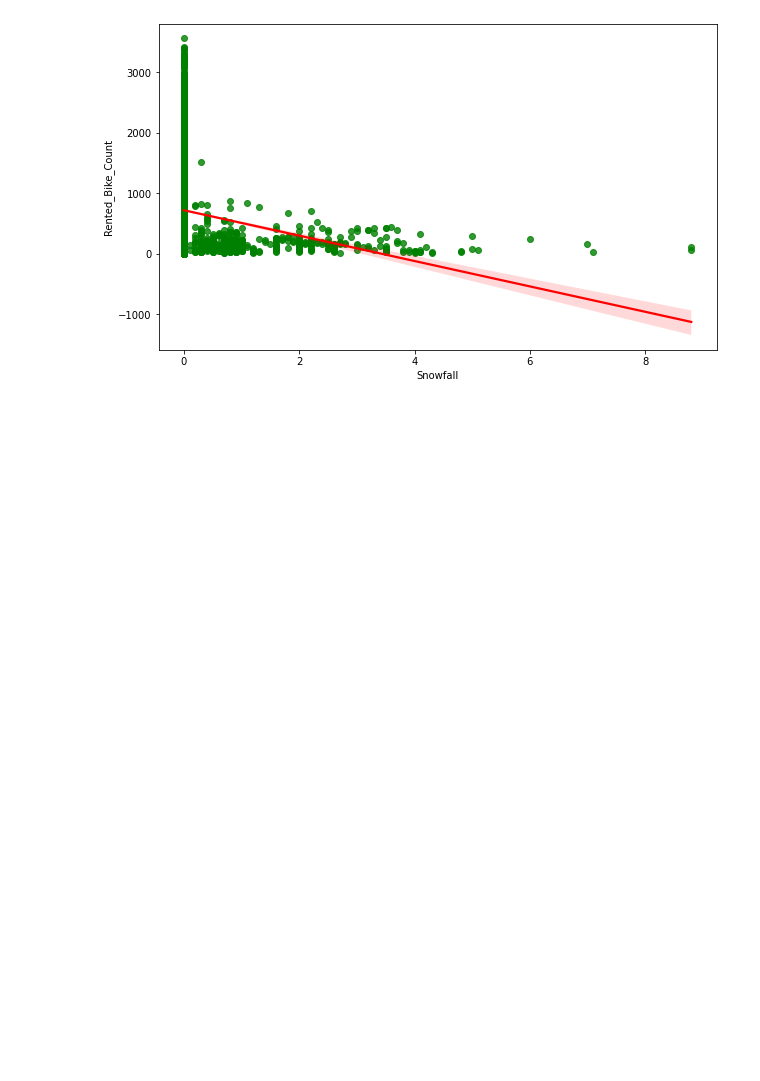
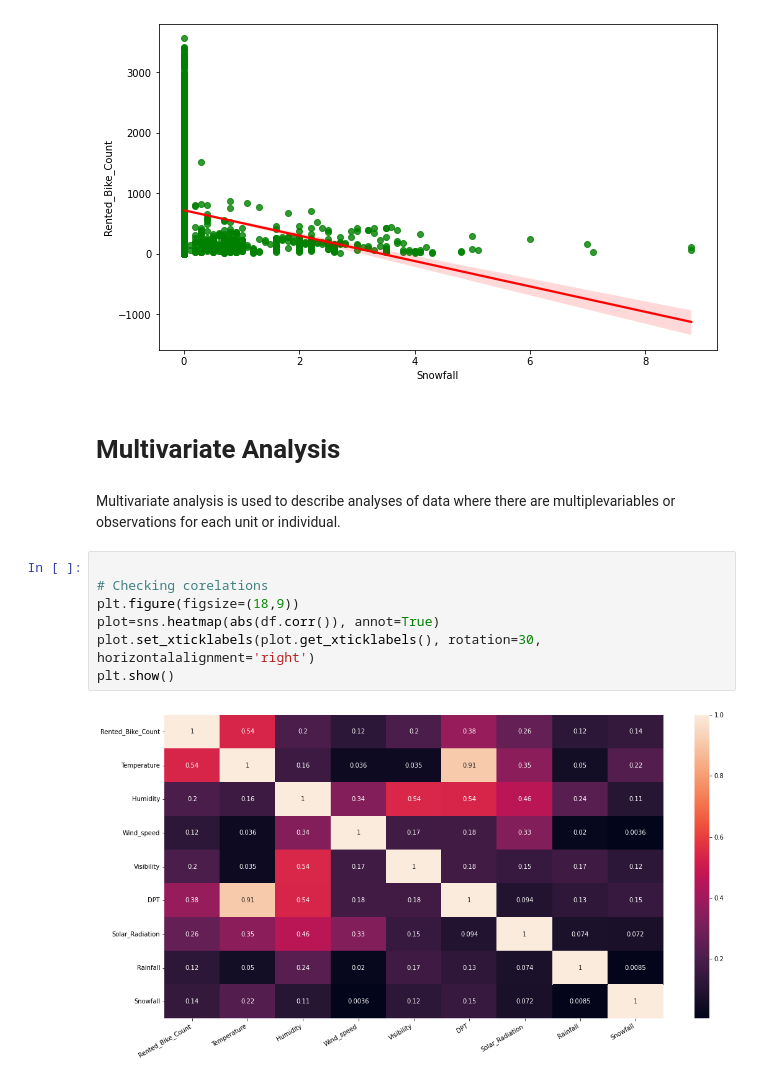
Before and after one commit to Ajinkya-dak/Bike-Sharing-Demand-Prediction, a Jupyter notebook: Bike_Sharing_Demand_Prediction.ipynb, the cells around one changed output. Drawn from its saved outputs; the diff is of its cells as text; blank space fills up the shorter version.

```diff
--- a/Bike_Sharing_Demand_Prediction.ipynb
+++ b/Bike_Sharing_Demand_Prediction.ipynb
@@ -351,3 +351,16 @@ for i in continuous_variable:
 [figure]
 [figure]
 [figure]
+# %% [markdown]
+# **Multivariate Analysis**
+# %% [markdown]
+Multivariate analysis is used to describe analyses of data where there are multiplevariables or observations for each unit or individual.
+# %%
+
+# Checking corelations
+plt.figure(figsize=(18,9))
+plot=sns.heatmap(abs(df.corr()), annot=True)
+plot.set_xticklabels(plot.get_xticklabels(), rotation=30, horizontalalignment='right')
+plt.show()
+# %% [output]
+[figure, added]
```
Also changed, not shown: parts of 10 cells of this notebook.
